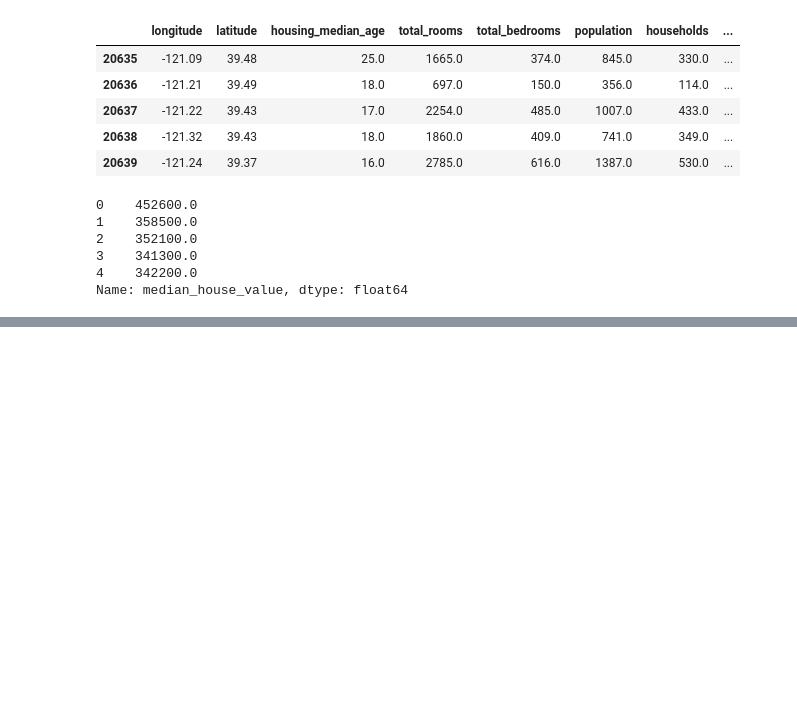
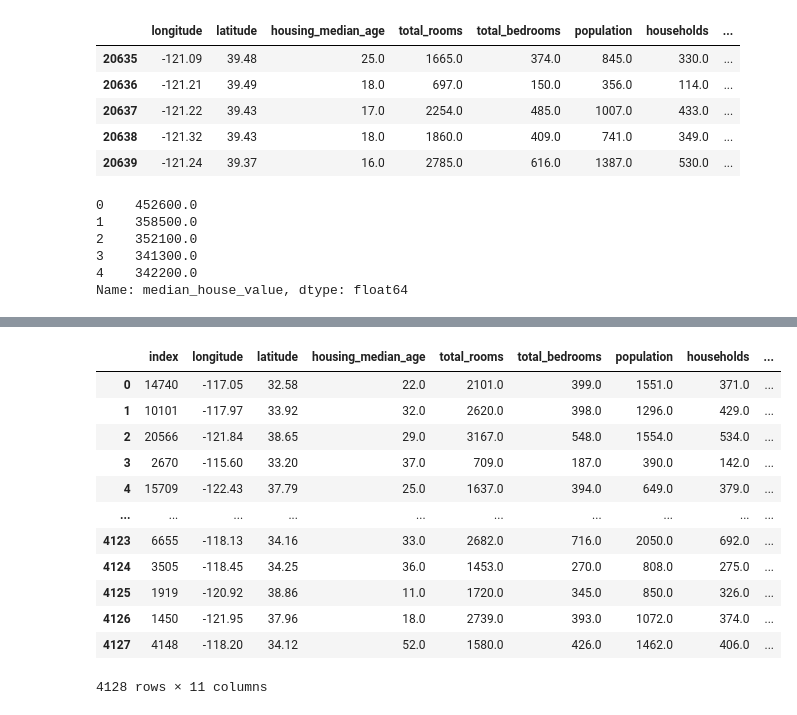
Before and after one commit to texnedo/california_housing_test, a Jupyter notebook: california-housing-test.ipynb, the cells around one changed output, grey strips where cells are left out. Drawn from its saved outputs; the diff is of its cells as text; code cells hidden in the pictures; blank space fills up the shorter version.

```diff
--- a/california-housing-test.ipynb
+++ b/california-housing-test.ipynb
@@ -203,0 +278,2 @@ model.fit(X_train, y_train)
+# %%
+df_predicted_value = pd.DataFrame(y_pred,  columns=['predicted_house_value'])
@@ -203,0 +298,5 @@ model.fit(X_train, y_train)
+# %%
+X_check = pd.DataFrame(X_test)
+X_check = X_check.reset_index()
+X_check['predicted_house_value'] = df_predicted_value
+median_house_value = pd.DataFrame(Y_test).reset_index()
@@ -203,0 +312,16 @@ model.fit(X_train, y_train)
+# %%
+X_check
+# %% [output]
+|  | index | longitude | latitude | housing_median_age | total_rooms | total_bedrooms | population | households | ... |
+| 0 | 14740 | -117.05 | 32.58 | 22.0 | 2101.0 | 399.0 | 1551.0 | 371.0 | ... |
+| 1 | 10101 | -117.97 | 33.92 | 32.0 | 2620.0 | 398.0 | 1296.0 | 429.0 | ... |
+| 2 | 20566 | -121.84 | 38.65 | 29.0 | 3167.0 | 548.0 | 1554.0 | 534.0 | ... |
+| 3 | 2670 | -115.60 | 33.20 | 37.0 | 709.0 | 187.0 | 390.0 | 142.0 | ... |
+| 4 | 15709 | -122.43 | 37.79 | 25.0 | 1637.0 | 394.0 | 649.0 | 379.0 | ... |
+| ... | ... | ... | ... | ... | ... | ... | ... | ... | ... |
+| 4123 | 6655 | -118.13 | 34.16 | 33.0 | 2682.0 | 716.0 | 2050.0 | 692.0 | ... |
+| 4124 | 3505 | -118.45 | 34.25 | 36.0 | 1453.0 | 270.0 | 808.0 | 275.0 | ... |
+| 4125 | 1919 | -120.92 | 38.86 | 11.0 | 1720.0 | 345.0 | 850.0 | 326.0 | ... |
+| 4126 | 1450 | -121.95 | 37.96 | 18.0 | 2739.0 | 393.0 | 1072.0 | 374.0 | ... |
+| 4127 | 4148 | -118.20 | 34.12 | 52.0 | 1580.0 | 426.0 | 1462.0 | 406.0 | ... |
+4128 rows × 11 columns
```
Also changed, not shown: parts of 25 cells of this notebook, 2 other files.
